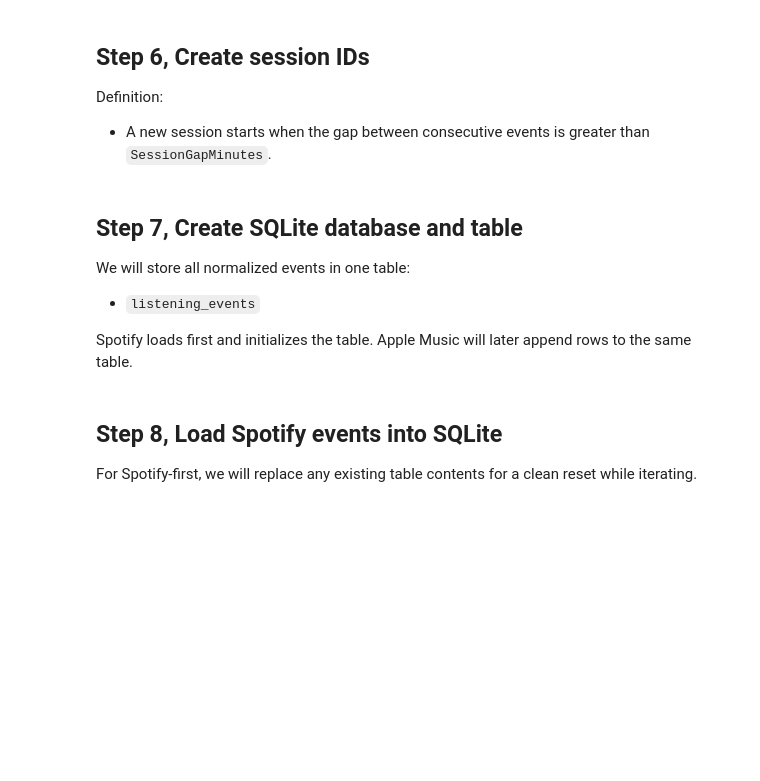
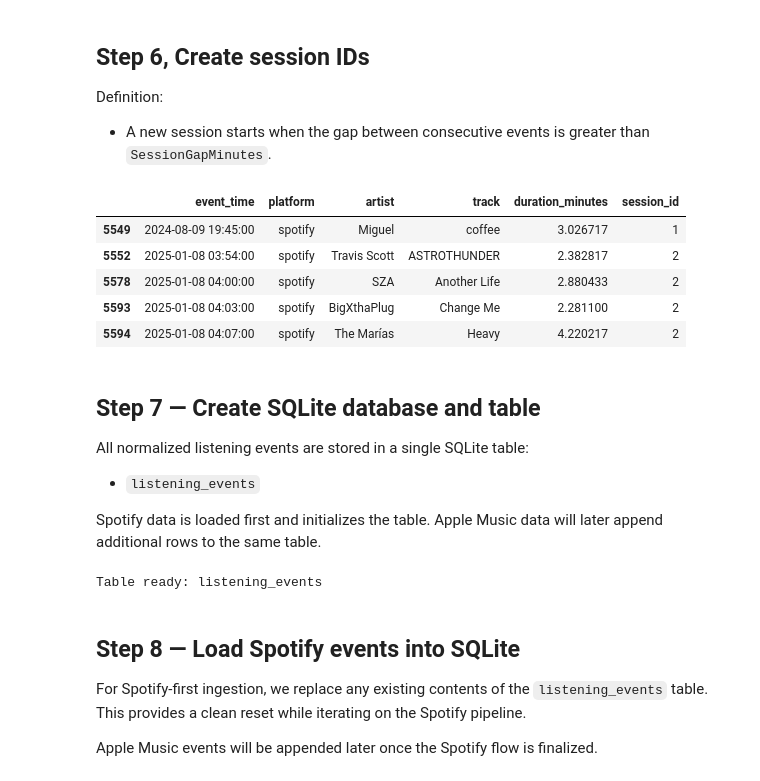
Before and after one commit to nathanho27/MusicPlatformInsights, a Jupyter notebook: notebooks/LoadSpotifyData.ipynb, the cells around one changed output. Drawn from its saved outputs; the diff is of its cells as text; code cells hidden in the pictures; blank space fills up the shorter version.

```diff
--- a/notebooks/LoadSpotifyData.ipynb
+++ b/notebooks/LoadSpotifyData.ipynb
@@ -72,6 +122,7 @@ Canonical fields:
 - track
 - duration_minutes
 # %%
+# Rename Spotify-specific column names to match the canonical event schema
 spotify = spotify.rename(columns={
     "endTime": "event_time",
     "artistName": "artist",
@@ -79,17 +130,33 @@ spotify = spotify.rename(columns={
     "msPlayed": "ms_played"
 })
 
+# Parse the event timestamp into a datetime
+# Use errors="coerce" to safely handle any malformed timestamps
 spotify["event_time"] = pd.to_datetime(spotify["event_time"], errors="coerce")
+
+# Explicitly tag the platform so this can be combined with Apple Music later
 spotify["platform"] = "spotify"
+
+# Convert milliseconds played into minutes for easier interpretation
 spotify["duration_minutes"] = spotify["ms_played"] / 1000 / 60
 
-# Filter very short plays
+# Filter out very short plays (likely skips)
+# MinPlaySeconds is defined earlier, so convert it to milliseconds here
 spotify = spotify[spotify["ms_played"] >= (MinPlaySeconds * 1000)]
 
-# Keep only canonical fields for now
-spotify = spotify[["event_time", "platform", "artist", "track", "duration_minutes"]]
+# Keep only the canonical fields for now
+# Additional columns can be added later if needed
+spotify = spotify[[
+    "event_time",
+    "platform",
+    "artist",
+    "track",
+    "duration_minutes"
+]]
 
+# Sort events chronologically to prepare for session logic later
 spotify = spotify.sort_values("event_time")
 
+# Quick sanity check on the cleaned dataset
 print("Clean rows:", len(spotify))
 spotify.head()
@@ -115,30 +215,59 @@ print(spotify["duration_minutes"].describe())
 Definition:
 - A new session starts when the gap between consecutive events is greater than `SessionGapMinutes`.
 # %%
+# Look at the timestamp of the previous listening event
+# This makes it easier to compute gaps between plays
 spotify["prev_time"] = spotify["event_time"].shift()
-spotify["gap_minutes"] = (spotify["event_time"] - spotify["prev_time"]).dt.total_seconds() / 60
 
-spotify["new_session"] = spotify["gap_minutes"].isna() | (spotify["gap_minutes"] > SessionGapMinutes)
+# Calculate the gap (in minutes) between the current event and the previous one
+spotify["gap_minutes"] = (
+    spotify["event_time"] - spotify["prev_time"]
+).dt.total_seconds() / 60
+
+# Start a new session if:
+# - this is the first event (no previous time), or
+# - the gap since the last event exceeds the session threshold
+spotify["new_session"] = (
+    spotify["gap_minutes"].isna() |
+    (spotify["gap_minutes"] > SessionGapMinutes)
+)
+
+# Assign session IDs by cumulatively summing new session flags
 spotify["session_id"] = spotify["new_session"].cumsum()
 
+# Drop intermediate columns used only for session construction
 spotify = spotify.drop(columns=["prev_time", "gap_minutes", "new_session"])
 
+# Quick check
 spotify.head()
+# %% [output]
+|  | event_time | platform | artist | track | duration_minutes | session_id |
+| 5549 | 2024-08-09 19:45:00 | spotify | Miguel | coffee | 3.026717 | 1 |
+| 5552 | 2025-01-08 03:54:00 | spotify | Travis Scott | ASTROTHUNDER | 2.382817 | 2 |
+| 5578 | 2025-01-08 04:00:00 | spotify | SZA | Another Life | 2.880433 | 2 |
+| 5593 | 2025-01-08 04:03:00 | spotify | BigXthaPlug | Change Me | 2.281100 | 2 |
+| 5594 | 2025-01-08 04:07:00 | spotify | The Marías | Heavy | 4.220217 | 2 |
 # %% [markdown]
-## Step 7, Create SQLite database and table
+## Step 7 — Create SQLite database and table
 
-We will store all normalized events in one table:
+All normalized listening events are stored in a single SQLite table:
+
 - `listening_events`
 
-Spotify loads first and initializes the table.
-Apple Music will later append rows to the same table.
+Spotify data is loaded first and initializes the table.
+Apple Music data will later append additional rows to the same table.
 # %%
-# Ensure output folder exists
-Path("data/processed").mkdir(parents=True, exist_ok=True)
+# Make sure the processed data directory exists before creating the database
+# This avoids errors if the folder hasn't been created yet
+Path("../data/processed").mkdir(parents=True, exist_ok=True)
 
+# Open a connection to the SQLite database
+# If the database file doesn't exist, SQLite will create it
 connect = sqlite3.connect(DatabasePath)
 cursor = connect.cursor()
 
+# Explicitly create the listening_events table if it doesn't already exist
+# This defines the schema we expect all platforms (Spotify, Apple Music) to follow
 cursor.execute("""
 CREATE TABLE IF NOT EXISTS listening_events (
     id INTEGER PRIMARY KEY AUTOINCREMENT,
@@ -151,10 +280,17 @@ CREATE TABLE IF NOT EXISTS listening_events (
 );
 """)
 
+# Commit the table creation and close the connection
 connect.commit()
 print("Table ready: listening_events")
+# %% [output]
+Table ready: listening_events
 # %% [markdown]
-## Step 8, Load Spotify events into SQLite
+## Step 8 — Load Spotify events into SQLite
 
-For Spotify-first, we will replace any existing table contents for a clean reset while iterating.
+For Spotify-first ingestion, we replace any existing contents of the
+`listening_events` table. This provides a clean reset while iterating on
+the Spotify pipeline.
+
+Apple Music events will be appended later once the Spotify flow is finalized.
 # %%
```
Also changed, not shown: parts of 14 cells of this notebook, 2 other files.
